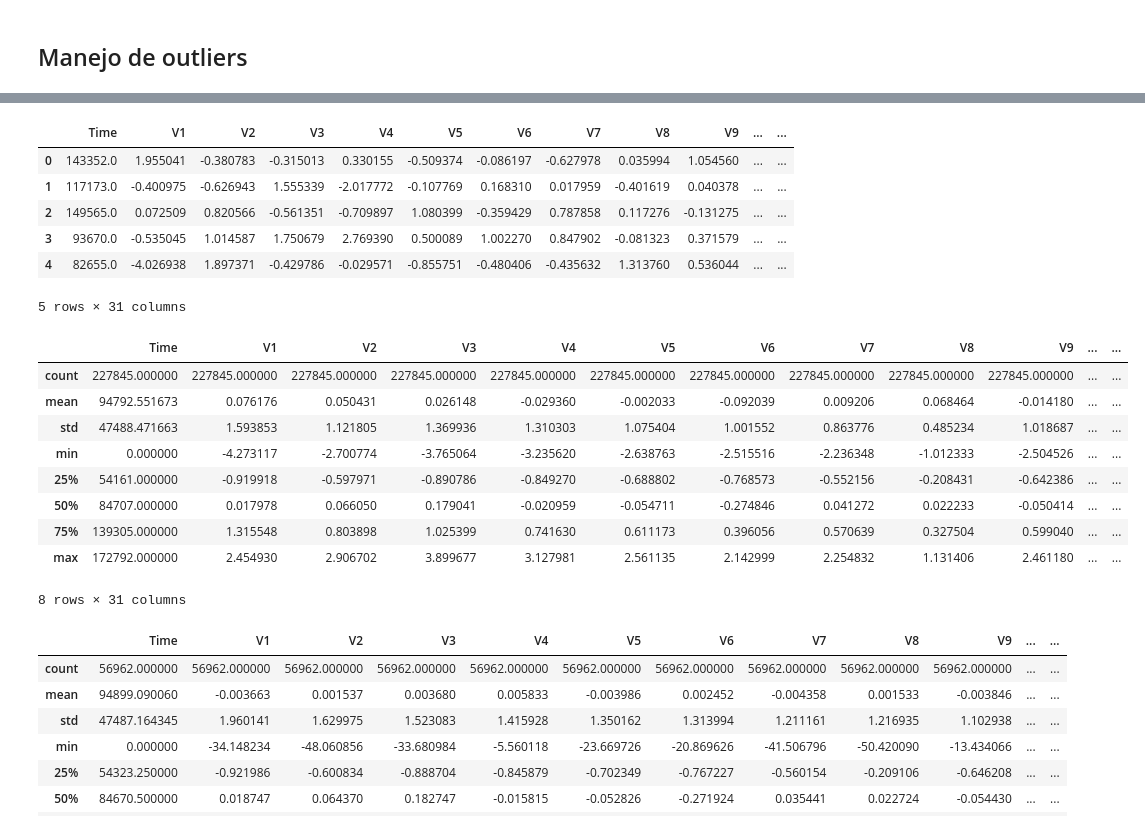
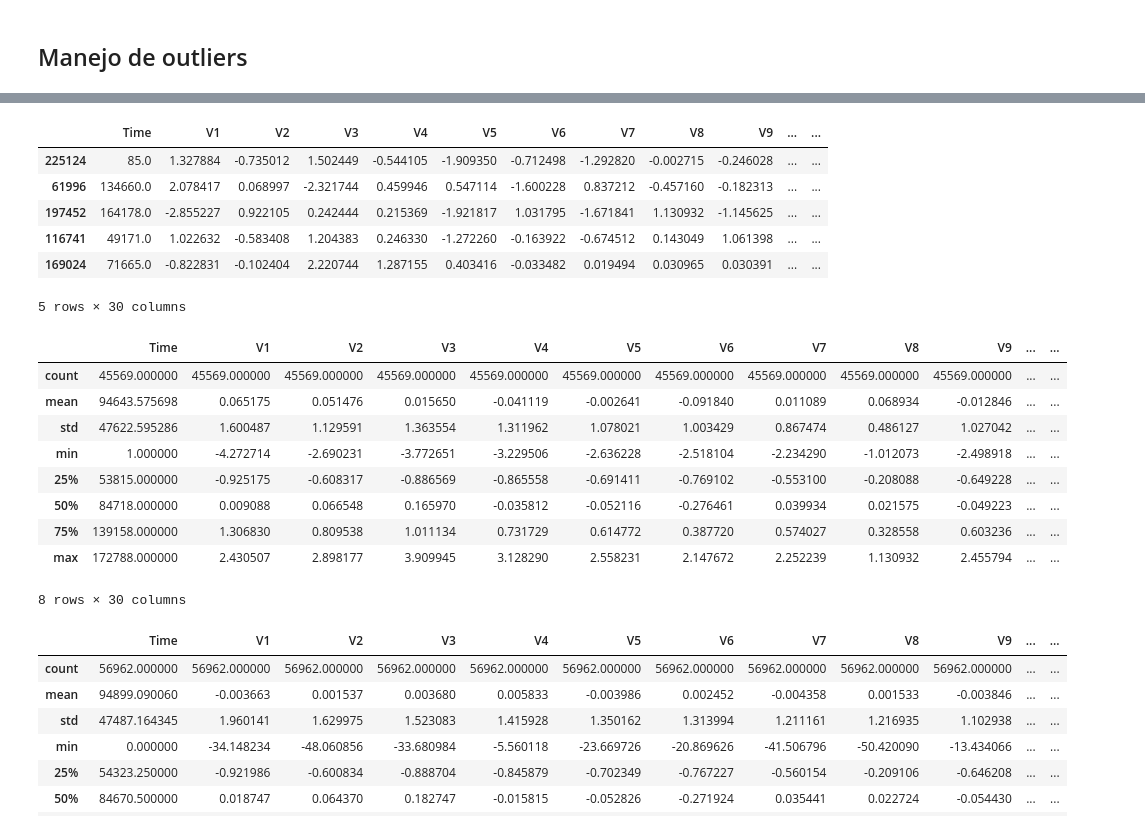
Before and after one commit to LuciaM13/Machine_Learning_Reto_2, a Jupyter notebook: 02_Preprocessing.ipynb, the cells around one changed output, grey strips where cells are left out. Cells and saved outputs as stored; diff of their text form; code cells hidden in the pictures.

```diff
--- a/02_Preprocessing.ipynb
+++ b/02_Preprocessing.ipynb
@@ -197,21 +210,3 @@ Class     0
 dtype: int64
 # %% [markdown]
 ## Manejo de outliers
-# %%
-# Columnas a analizar (excluyendo Class)
-cols_excluir = ["Class"]
-cols_outlier = [col for col in df_train.columns if col not in cols_excluir]
-
-# Calcular límites de outliers en train
-outlier_limits = {}
-for col in cols_outlier:
-    Q1 = df_train[col].quantile(0.25)
-    Q3 = df_train[col].quantile(0.75)
-    IQR = Q3 - Q1
-    outlier_limits[col] = (Q1 - 1.5 * IQR, Q3 + 1.5 * IQR)
-
-# Ver cuántos outliers hay en cada columna
-outliers_train = {col: df_train[(df_train[col] < outlier_limits[col][0]) | (df_train[col] > outlier_limits[col][1])][col].count() for col in cols_outlier}
-
-print("Cantidad de outliers en df_train por columna:")
-print(outliers_train)
@@ -221,10 +213,16 @@ Cantidad de outliers en df_train por columna:
 # %%
-df_train["Amount"]=np.log1p(df_train["Amount"])
+# Después de dividir
+X_train["Amount"] = np.log1p(X_train["Amount"])
+X_test["Amount"] = np.log1p(X_test["Amount"])
 # %%
-#windor
-df_train_winsorized = df_train.copy()
-for col in cols_outlier:
-    lower, upper = outlier_limits[col]
-    df_train_winsorized[col] = np.clip(df_train_winsorized[col], lower, upper)
+outlier_limits = {}
+for col in X_train.columns:
+    Q1 = X_train[col].quantile(0.25)
+    Q3 = X_train[col].quantile(0.75)
+    IQR = Q3 - Q1
+    lower, upper = Q1 - 1.5 * IQR, Q3 + 1.5 * IQR
+    outlier_limits[col] = (lower, upper)
 
-print(df_train_winsorized)
+    # Aplicar a ambos
+    X_train[col] = np.clip(X_train[col], lower, upper)
+    X_test[col] = np.clip(X_test[col], lower, upper)
@@ -270,26 +234,26 @@ Cantidad de outliers en df_train_scaled por columna:
 # %%
-df_train.head()
+X_train.head()
 # %% [output]
 |  | Time | V1 | V2 | V3 | V4 | V5 | V6 | V7 | V8 | V9 | ... | ... |
-| 0 | 143352.0 | 1.955041 | -0.380783 | -0.315013 | 0.330155 | -0.509374 | -0.086197 | -0.627978 | 0.035994 | 1.054560 | ... | ... |
-| 1 | 117173.0 | -0.400975 | -0.626943 | 1.555339 | -2.017772 | -0.107769 | 0.168310 | 0.017959 | -0.401619 | 0.040378 | ... | ... |
-| 2 | 149565.0 | 0.072509 | 0.820566 | -0.561351 | -0.709897 | 1.080399 | -0.359429 | 0.787858 | 0.117276 | -0.131275 | ... | ... |
-| 3 | 93670.0 | -0.535045 | 1.014587 | 1.750679 | 2.769390 | 0.500089 | 1.002270 | 0.847902 | -0.081323 | 0.371579 | ... | ... |
-| 4 | 82655.0 | -4.026938 | 1.897371 | -0.429786 | -0.029571 | -0.855751 | -0.480406 | -0.435632 | 1.313760 | 0.536044 | ... | ... |
+| 225124 | 85.0 | 1.327884 | -0.735012 | 1.502449 | -0.544105 | -1.909350 | -0.712498 | -1.292820 | -0.002715 | -0.246028 | ... | ... |
+| 61996 | 134660.0 | 2.078417 | 0.068997 | -2.321744 | 0.459946 | 0.547114 | -1.600228 | 0.837212 | -0.457160 | -0.182313 | ... | ... |
+| 197452 | 164178.0 | -2.855227 | 0.922105 | 0.242444 | 0.215369 | -1.921817 | 1.031795 | -1.671841 | 1.130932 | -1.145625 | ... | ... |
+| 116741 | 49171.0 | 1.022632 | -0.583408 | 1.204383 | 0.246330 | -1.272260 | -0.163922 | -0.674512 | 0.143049 | 1.061398 | ... | ... |
+| 169024 | 71665.0 | -0.822831 | -0.102404 | 2.220744 | 1.287155 | 0.403416 | -0.033482 | 0.019494 | 0.030965 | 0.030391 | ... | ... |
-5 rows × 31 columns
+5 rows × 30 columns
 # %%
-df_train_winsorized.describe()
+X_test.describe()
 # %% [output]
 |  | Time | V1 | V2 | V3 | V4 | V5 | V6 | V7 | V8 | V9 | ... | ... |
-| count | 227845.000000 | 227845.000000 | 227845.000000 | 227845.000000 | 227845.000000 | 227845.000000 | 227845.000000 | 227845.000000 | 227845.000000 | 227845.000000 | ... | ... |
-| mean | 94792.551673 | 0.076176 | 0.050431 | 0.026148 | -0.029360 | -0.002033 | -0.092039 | 0.009206 | 0.068464 | -0.014180 | ... | ... |
-| std | 47488.471663 | 1.593853 | 1.121805 | 1.369936 | 1.310303 | 1.075404 | 1.001552 | 0.863776 | 0.485234 | 1.018687 | ... | ... |
-| min | 0.000000 | -4.273117 | -2.700774 | -3.765064 | -3.235620 | -2.638763 | -2.515516 | -2.236348 | -1.012333 | -2.504526 | ... | ... |
-| 25% | 54161.000000 | -0.919918 | -0.597971 | -0.890786 | -0.849270 | -0.688802 | -0.768573 | -0.552156 | -0.208431 | -0.642386 | ... | ... |
-| 50% | 84707.000000 | 0.017978 | 0.066050 | 0.179041 | -0.020959 | -0.054711 | -0.274846 | 0.041272 | 0.022233 | -0.050414 | ... | ... |
-| 75% | 139305.000000 | 1.315548 | 0.803898 | 1.025399 | 0.741630 | 0.611173 | 0.396056 | 0.570639 | 0.327504 | 0.599040 | ... | ... |
-| max | 172792.000000 | 2.454930 | 2.906702 | 3.899677 | 3.127981 | 2.561135 | 2.142999 | 2.254832 | 1.131406 | 2.461180 | ... | ... |
+| count | 45569.000000 | 45569.000000 | 45569.000000 | 45569.000000 | 45569.000000 | 45569.000000 | 45569.000000 | 45569.000000 | 45569.000000 | 45569.000000 | ... | ... |
+| mean | 94643.575698 | 0.065175 | 0.051476 | 0.015650 | -0.041119 | -0.002641 | -0.091840 | 0.011089 | 0.068934 | -0.012846 | ... | ... |
+| std | 47622.595286 | 1.600487 | 1.129591 | 1.363554 | 1.311962 | 1.078021 | 1.003429 | 0.867474 | 0.486127 | 1.027042 | ... | ... |
+| min | 1.000000 | -4.272714 | -2.690231 | -3.772651 | -3.229506 | -2.636228 | -2.518104 | -2.234290 | -1.012073 | -2.498918 | ... | ... |
+| 25% | 53815.000000 | -0.925175 | -0.608317 | -0.886569 | -0.865558 | -0.691411 | -0.769102 | -0.553100 | -0.208088 | -0.649228 | ... | ... |
+| 50% | 84718.000000 | 0.009088 | 0.066548 | 0.165970 | -0.035812 | -0.052116 | -0.276461 | 0.039934 | 0.021575 | -0.049223 | ... | ... |
+| 75% | 139158.000000 | 1.306830 | 0.809538 | 1.011134 | 0.731729 | 0.614772 | 0.387720 | 0.574027 | 0.328558 | 0.603236 | ... | ... |
+| max | 172788.000000 | 2.430507 | 2.898177 | 3.909945 | 3.128290 | 2.558231 | 2.147672 | 2.252239 | 1.130932 | 2.455794 | ... | ... |
-8 rows × 31 columns
+8 rows × 30 columns
 # %%
 df_test.describe()
 # %% [output]
```
Also changed, not shown: parts of 9 cells of this notebook, 14 other files.
